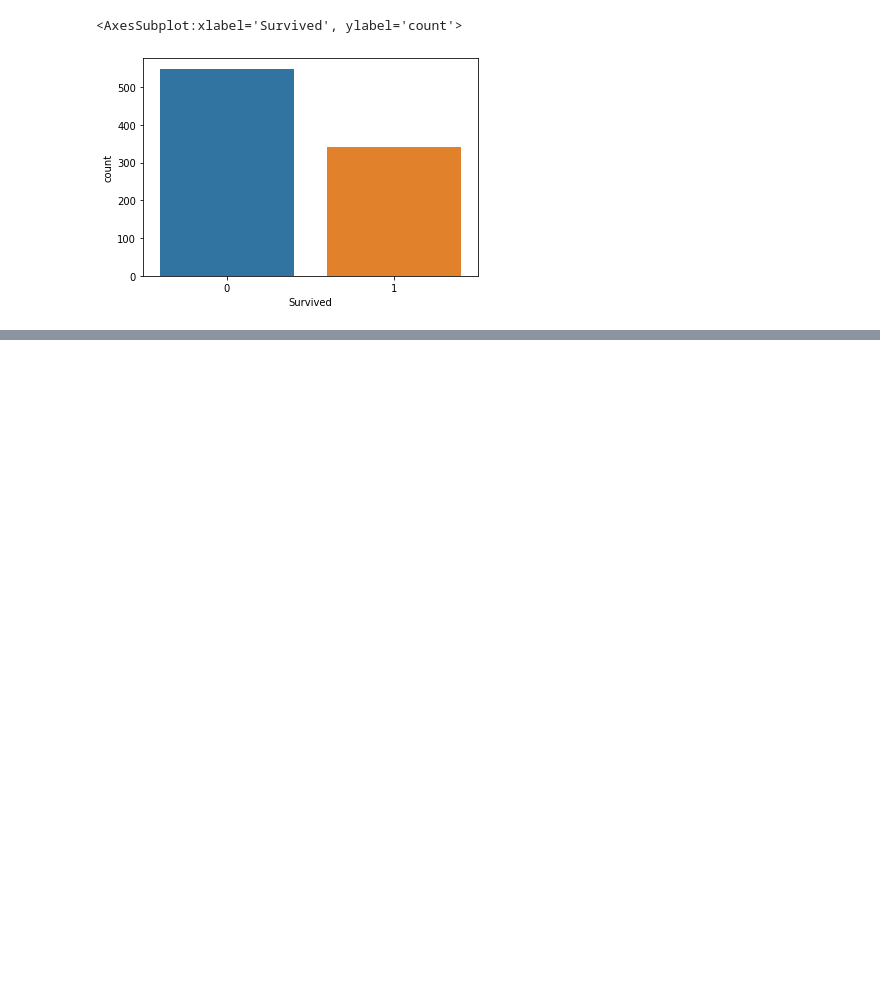
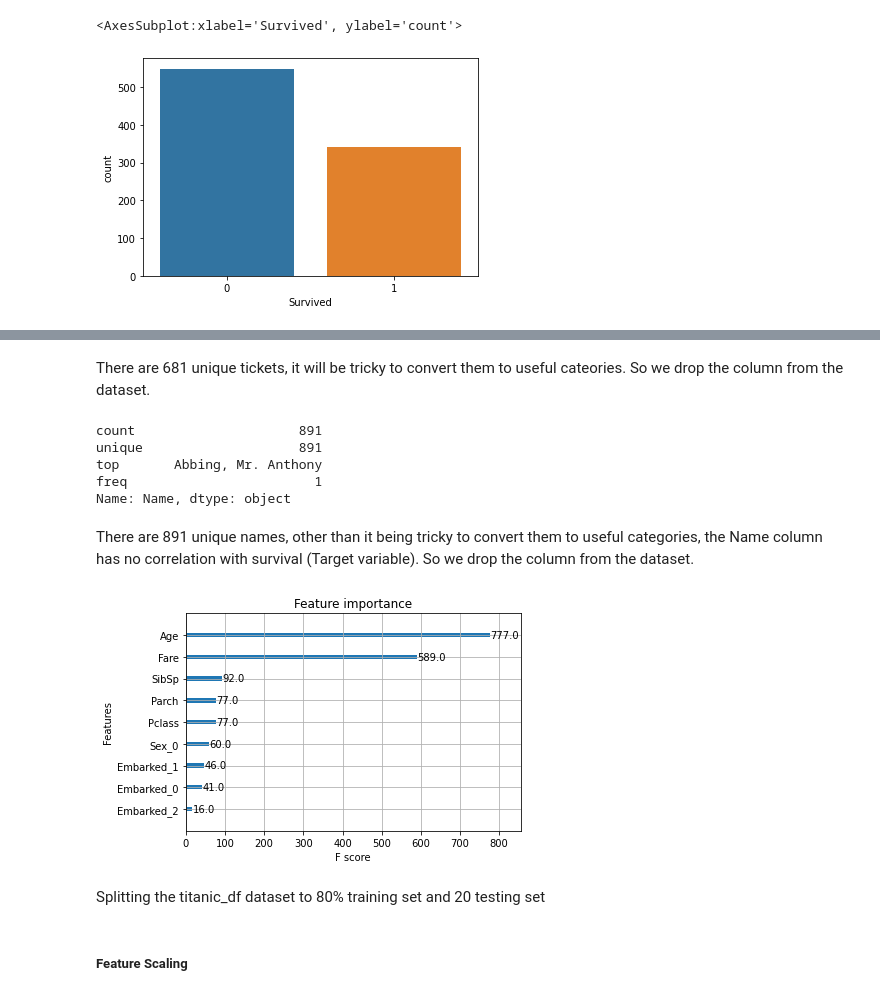
Before and after one commit to sophia14324/ML-predication-of-Titanic-Disaster, a Jupyter notebook: Titanic.ipynb, the cells around one changed output, grey strips where cells are left out. Drawn from its saved outputs; the diff is of its cells as text; code cells hidden in the pictures; blank space fills up the shorter version.

```diff
--- a/Titanic.ipynb
+++ b/Titanic.ipynb
@@ -253,0 +305,2 @@ sns.countplot(titanic_df['Survived'], label="Count")
+# %%
+titanic_df = titanic_df.drop(['PassengerId'], axis=1)
@@ -253,0 +348,40 @@ sns.countplot(titanic_df['Survived'], label="Count")
+# %% [markdown]
+There are 681 unique tickets, it will be tricky to convert them to useful cateories. So we drop the column from the dataset.
+# %%
+titanic_df = titanic_df.drop(['Ticket'], axis=1)
+# %%
+titanic_df['Name'].describe()
+# %% [output]
+count                     891
+unique                    891
+top       Abbing, Mr. Anthony
+freq                        1
+Name: Name, dtype: object
+# %% [markdown]
+There are 891 unique names, other than it being tricky to convert them to useful categories, the Name column has no correlation with survival (Target variable). So we drop the column from the dataset.
+# %%
+titanic_df = titanic_df.drop(['Name'], axis=1)
+# %%
+#Determine the feature importances
+from xgboost import DMatrix, plot_importance
+
+# Create a data matrix and target variable
+X = titanic_df.drop("Survived", axis=1)
+y = titanic_df["Survived"]
+
+# Convert categorical variables to numerical
+X = pd.get_dummies(X)
+
+# Convert data and target to DMatrix
+dmatrix = DMatrix(data=X, label=y, enable_categorical=True)
+# Train an XGBoost classifier
+model = xgb.XGBClassifier()
+model.fit(X, y)
+
+# Plot feature importances
+plot_importance(model)
+plt.show()
+# %% [output]
+[figure, added]
+# %% [markdown]
+Splitting the titanic_df dataset to 80% training set and 20 testing set
@@ -253,0 +395,2 @@ sns.countplot(titanic_df['Survived'], label="Count")
+# %% [markdown]
+##### Feature Scaling
```
Also changed, not shown: parts of 73 cells of this notebook.
